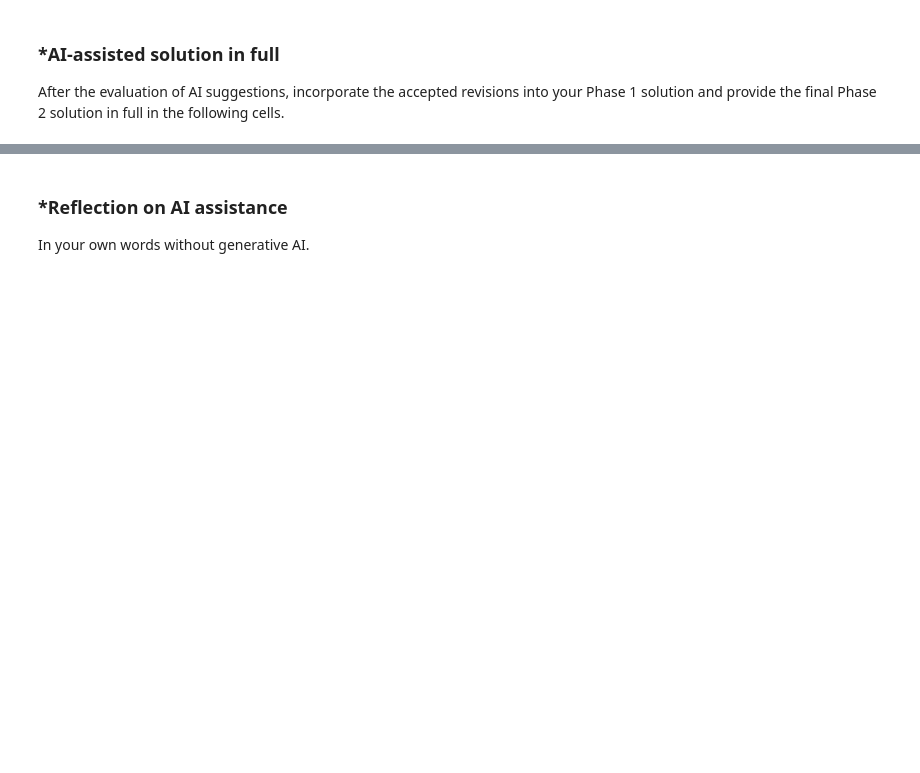
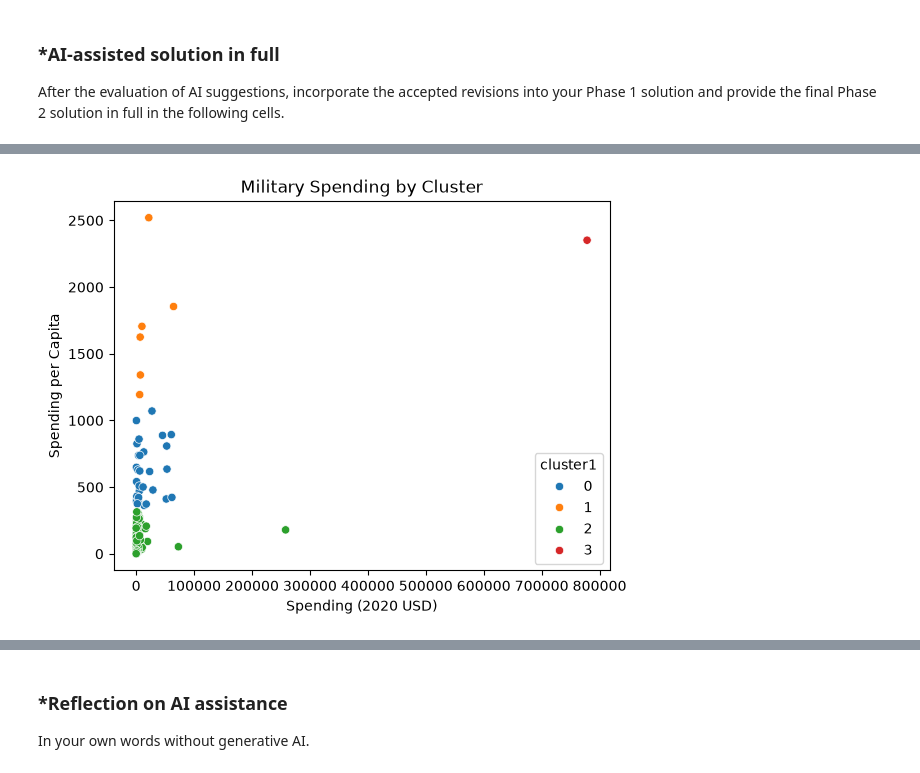
Before and after one commit to ksun3412/A04-clustering, a Jupyter notebook: notebook.ipynb, the cells around one changed output, grey strips where cells are left out. Drawn from its saved outputs; the diff is of its cells as text; code cells hidden in the pictures; blank space fills up the shorter version.

```diff
--- a/notebook.ipynb
+++ b/notebook.ipynb
@@ -603,0 +663,13 @@ After the evaluation of AI suggestions, incorporate the accepted revisions into
+# %%
+df = pd.read_csv('/workspaces/A04-clustering/data/SIPRI Military Expenditure Database.csv')
+
+print(df.dtypes, '\n')
+
+df = df[df['Year'] == 2020].dropna().copy()
+
+print(df.shape, '\n')
+
+print(df[['Spending (2020 USD)',
+          'Percent of GDP',
+          'Percent of Government Spending',
+          'Spending per Capita']].describe())
@@ -603,0 +694,12 @@ After the evaluation of AI suggestions, incorporate the accepted revisions into
+# %%
+spending_X_raw = df[['Spending (2020 USD)', 'Spending per Capita']]
+
+spending_scaler = MinMaxScaler()
+
+spending_X_scaled = pd.DataFrame(
+    spending_scaler.fit_transform(spending_X_raw),
+    columns=spending_X_raw.columns,
+    index=spending_X_raw.index,
+)
+
+spending_X_scaled.agg(["min", "max"]).round(3)
@@ -603,0 +726,19 @@ After the evaluation of AI suggestions, incorporate the accepted revisions into
+# %%
+k1 = 4
+
+km1 = KMeans(n_clusters=k1, max_iter=300, n_init=10, random_state=0)
+
+df['cluster1'] = km1.fit_predict(spending_X_scaled)
+
+sns.scatterplot(
+    data=df,
+    x='Spending (2020 USD)',
+    y='Spending per Capita',
+    hue='cluster1',
+    palette = 'tab10' # Better Colors
+)
+
+plt.title('Military Spending by Cluster')
+plt.show()
+# %% [output]
+[figure, added]
```
Also changed, not shown: parts of 23 cells of this notebook.
